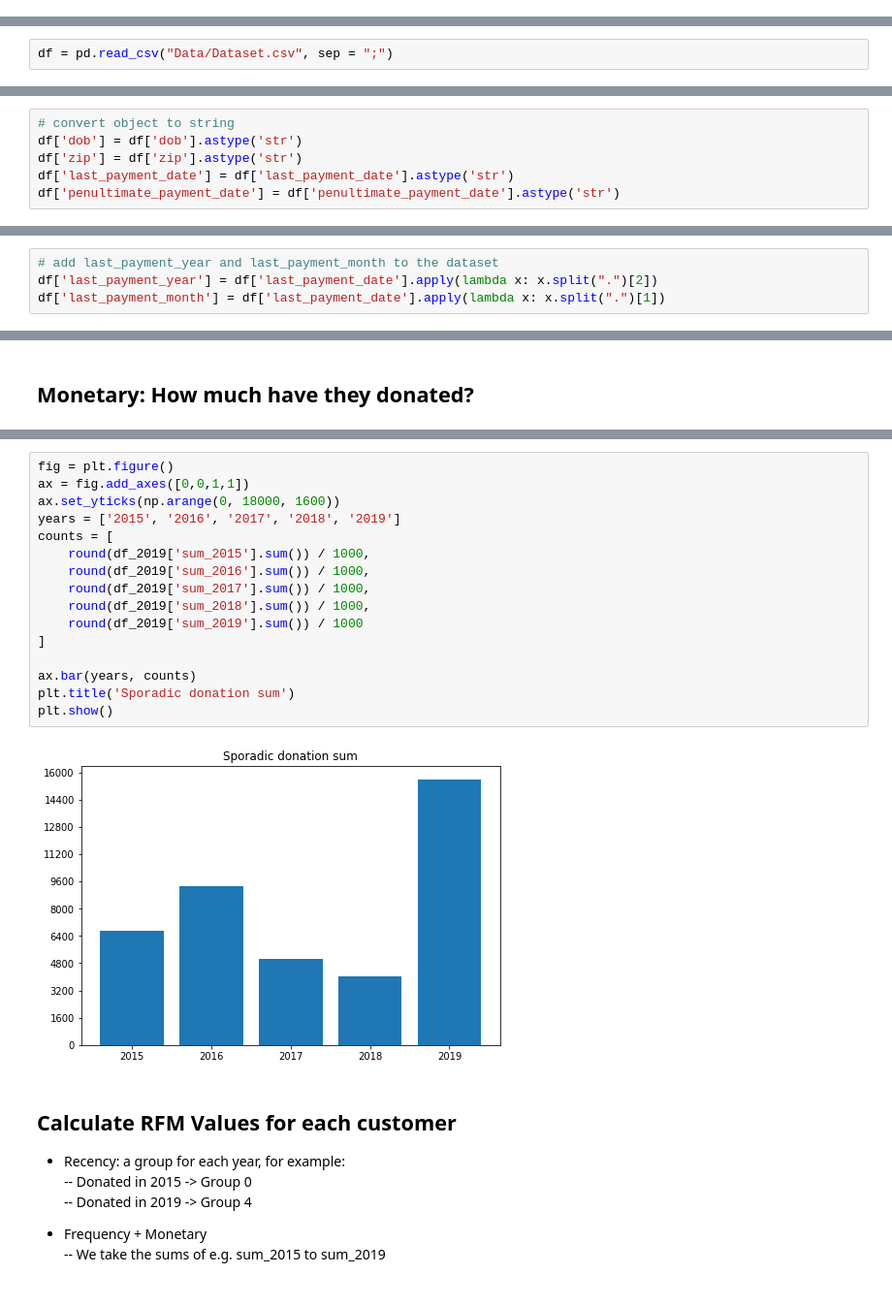
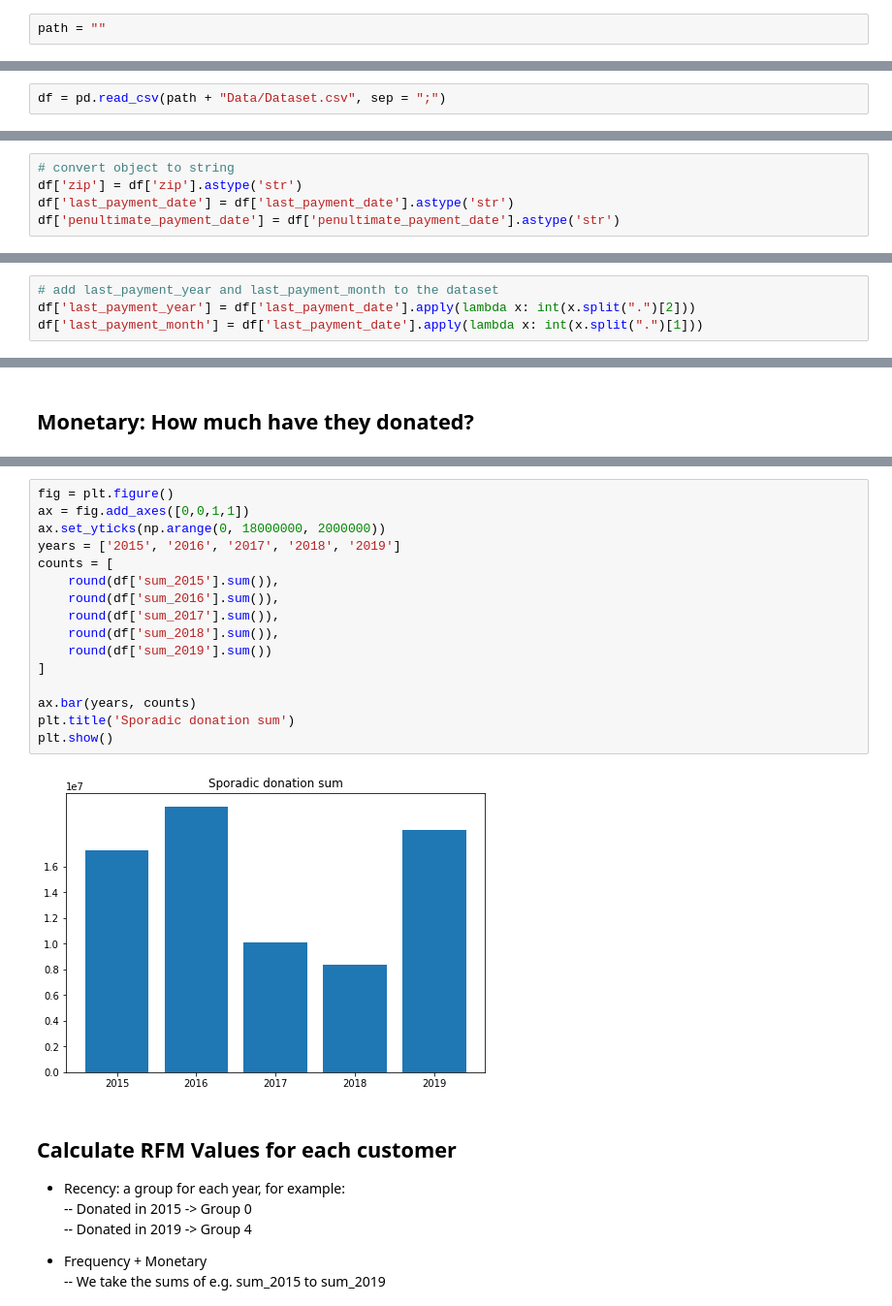
Before and after one commit to SaschaMet/_Uni, a Jupyter notebook: Semester 3/DS-Commerce-RFM/eda.ipynb, the cells around one changed output, grey strips where cells are left out. Shown at 97% size. Saved outputs shown, nothing was run; the diff lists cells and outputs as text.

```diff
--- a/Semester 3/DS-Commerce-RFM/eda.ipynb
+++ b/Semester 3/DS-Commerce-RFM/eda.ipynb
@@ -34,3 +34,5 @@ PenultimatePaymentDate:	    Next to last payment date of customer<br/>
 - Use the amount of donations per year as an additional feature (some donate up to 100 times a year) [df['count_2015'].sort_values(ascending=False)]
 - Use purchase in merch store as an additional feature
 - Use the donation sum as an additional feature
+# %%
+path = ""
@@ -45,7 +53,7 @@ from sklearn.compose import ColumnTransformer
 %matplotlib notebook
 %matplotlib inline
 # %%
-df = pd.read_csv("Data/Dataset.csv", sep = ";")
+df = pd.read_csv(path + "Data/Dataset.csv", sep = ";")
 # %%
 df.head()
 # %% [output]
@@ -180,7 +188,6 @@ df['sum_2018'] = df['sum_2018'].apply(lambda x: float(x.replace(",",".")))
 df['sum_2019'] = df['sum_2019'].apply(lambda x: float(x.replace(",",".")))
 # %%
 # convert object to string
-df['dob'] = df['dob'].astype('str')
 df['zip'] = df['zip'].astype('str')
 df['last_payment_date'] = df['last_payment_date'].astype('str')
 df['penultimate_payment_date'] = df['penultimate_payment_date'].astype('str')
@@ -271,8 +203,8 @@ The third step is to select groups of customers to whom specific types of commun
 ## Recency: When was the last time they donated?
 # %%
 # add last_payment_year and last_payment_month to the dataset
-df['last_payment_year'] = df['last_payment_date'].apply(lambda x: x.split(".")[2])
-df['last_payment_month'] = df['last_payment_date'].apply(lambda x: x.split(".")[1])
+df['last_payment_year'] = df['last_payment_date'].apply(lambda x: int(x.split(".")[2]))
+df['last_payment_month'] = df['last_payment_date'].apply(lambda x: int(x.split(".")[1]))
 # %%
 fig = plt.figure()
 ax = fig.add_axes([0,0,1,1])
@@ -339,21 +266,21 @@ plt.show()
 # %%
 fig = plt.figure()
 ax = fig.add_axes([0,0,1,1])
-ax.set_yticks(np.arange(0, 18000, 1600))
+ax.set_yticks(np.arange(0, 18000000, 2000000))
 years = ['2015', '2016', '2017', '2018', '2019']
 counts = [
-    round(df_2019['sum_2015'].sum()) / 1000,
-    round(df_2019['sum_2016'].sum()) / 1000,
-    round(df_2019['sum_2017'].sum()) / 1000,
-    round(df_2019['sum_2018'].sum()) / 1000,
-    round(df_2019['sum_2019'].sum()) / 1000
+    round(df['sum_2015'].sum()),
+    round(df['sum_2016'].sum()),
+    round(df['sum_2017'].sum()),
+    round(df['sum_2018'].sum()),
+    round(df['sum_2019'].sum())
 ]
 
 ax.bar(years, counts)
 plt.title('Sporadic donation sum')
 plt.show()
 # %% [output]
-[figure, old version]
+[figure, new version]
 # %% [markdown]
 ## Calculate RFM Values for each customer
 - Recency: a group for each year, for example: <br/>
```
Also changed, not shown: parts of 67 cells of this notebook, 1 other file.
